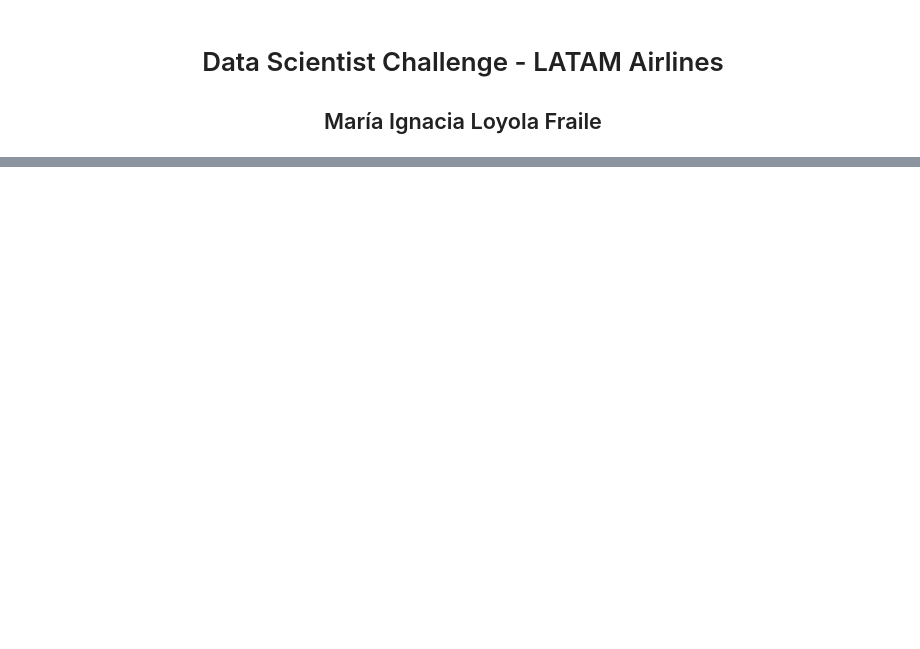
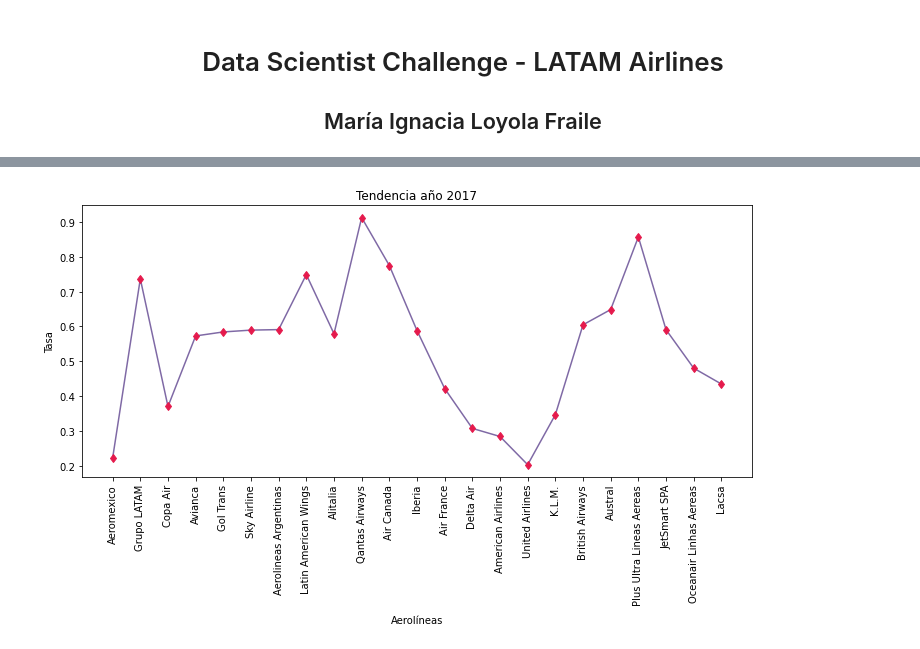
Before and after one commit to ignacialoyfra/ChallengeDataScientist-Ignacia-Loyola, a Jupyter notebook: solution.ipynb, the cells around one changed output, grey strips where cells are left out. Cells and saved outputs as stored; diff of their text form; code cells hidden in the pictures; blank space fills up the shorter version.

```diff
--- a/solution.ipynb
+++ b/solution.ipynb
@@ -125,0 +382,9 @@ Index(['Fecha-I', 'Vlo-I', 'Ori-I', 'Des-I', 'Emp-I', 'Fecha-O', 'Vlo-O',
+# %%
+
+tasa_aerolineas = pd.DataFrame({
+    'aerolineas':aerolineas,
+    'N Vuelos':cantidad_total,
+    'N Vuelos atrasados':atrasos,
+    'Tasa':valores
+
+})
@@ -125,0 +402,10 @@ Index(['Fecha-I', 'Vlo-I', 'Ori-I', 'Des-I', 'Emp-I', 'Fecha-O', 'Vlo-O',
+# %%
+plt.figure(figsize=(12,5))
+plt.plot(tasa_aerolineas['aerolineas'],tasa_aerolineas['Tasa'],marker='d',linestyle='-', c = '#7f69a5',markeredgecolor='#e51a4c',markerfacecolor='#e51a4c')
+plt.xticks(rotation = 90)
+plt.xlabel('Aerolíneas', labelpad=10)
+plt.ylabel('Tasa')
+plt.title('Tendencia año 2017')
+plt.show()
+# %% [output]
+[figure, added]
```
Also changed, not shown: parts of 87 cells of this notebook.
